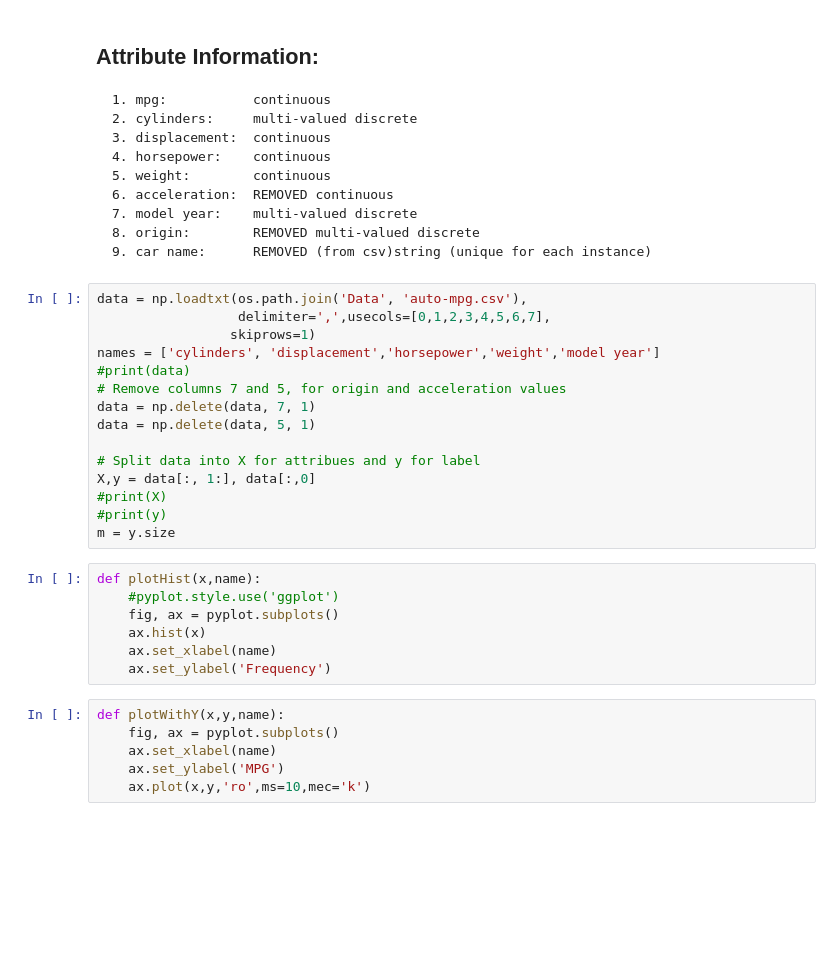
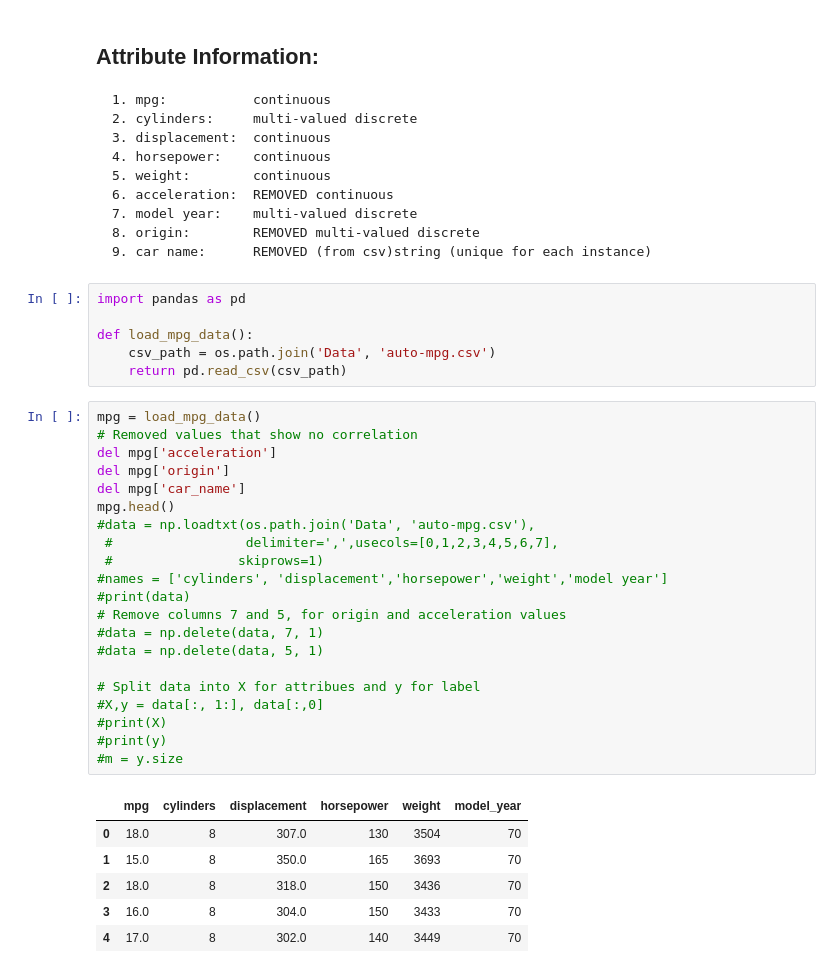
Before and after one commit to thompsonb908/Machine-Learning-Mini-Projects, a Jupyter notebook: mini-project-1/mini_project_1.ipynb, the cells around one changed output. Cells and saved outputs as stored; diff of their text form; blank space fills up the shorter version.

```diff
--- a/mini-project-1/mini_project_1.ipynb
+++ b/mini-project-1/mini_project_1.ipynb
@@ -44,31 +44,37 @@ Missing Values?: Yes
     7. model year:    multi-valued discrete
     8. origin:        REMOVED multi-valued discrete
     9. car name:      REMOVED (from csv)string (unique for each instance)
+# %%
+import pandas as pd
+
+def load_mpg_data():
+    csv_path = os.path.join('Data', 'auto-mpg.csv')
+    return pd.read_csv(csv_path)
 # %%
-data = np.loadtxt(os.path.join('Data', 'auto-mpg.csv'),
-                  delimiter=',',usecols=[0,1,2,3,4,5,6,7],
-                 skiprows=1)
-names = ['cylinders', 'displacement','horsepower','weight','model year']
+mpg = load_mpg_data()
+# Removed values that show no correlation
+del mpg['acceleration']
+del mpg['origin']
+del mpg['car_name']
+mpg.head()
+#data = np.loadtxt(os.path.join('Data', 'auto-mpg.csv'),
+ #                 delimiter=',',usecols=[0,1,2,3,4,5,6,7],
+ #                skiprows=1)
+#names = ['cylinders', 'displacement','horsepower','weight','model year']
 #print(data)
 # Remove columns 7 and 5, for origin and acceleration values
-data = np.delete(data, 7, 1)
-data = np.delete(data, 5, 1)
+#data = np.delete(data, 7, 1)
+#data = np.delete(data, 5, 1)
 
 # Split data into X for attribues and y for label
-X,y = data[:, 1:], data[:,0]
+#X,y = data[:, 1:], data[:,0]
 #print(X)
 #print(y)
-m = y.size
+#m = y.size
+# %% [output]
+|  | mpg | cylinders | displacement | horsepower | weight | model_year |
+| 0 | 18.0 | 8 | 307.0 | 130 | 3504 | 70 |
+| 1 | 15.0 | 8 | 350.0 | 165 | 3693 | 70 |
+| 2 | 18.0 | 8 | 318.0 | 150 | 3436 | 70 |
+| 3 | 16.0 | 8 | 304.0 | 150 | 3433 | 70 |
+| 4 | 17.0 | 8 | 302.0 | 140 | 3449 | 70 |
-# %%
-def plotHist(x,name):
-    #pyplot.style.use('ggplot')
-    fig, ax = pyplot.subplots()
-    ax.hist(x)
-    ax.set_xlabel(name)
-    ax.set_ylabel('Frequency')
-# %%
-def plotWithY(x,y,name):
-    fig, ax = pyplot.subplots()
-    ax.set_xlabel(name)
-    ax.set_ylabel('MPG')
-    ax.plot(x,y,'ro',ms=10,mec='k')
```
Also changed, not shown: parts of 13 cells of this notebook.
